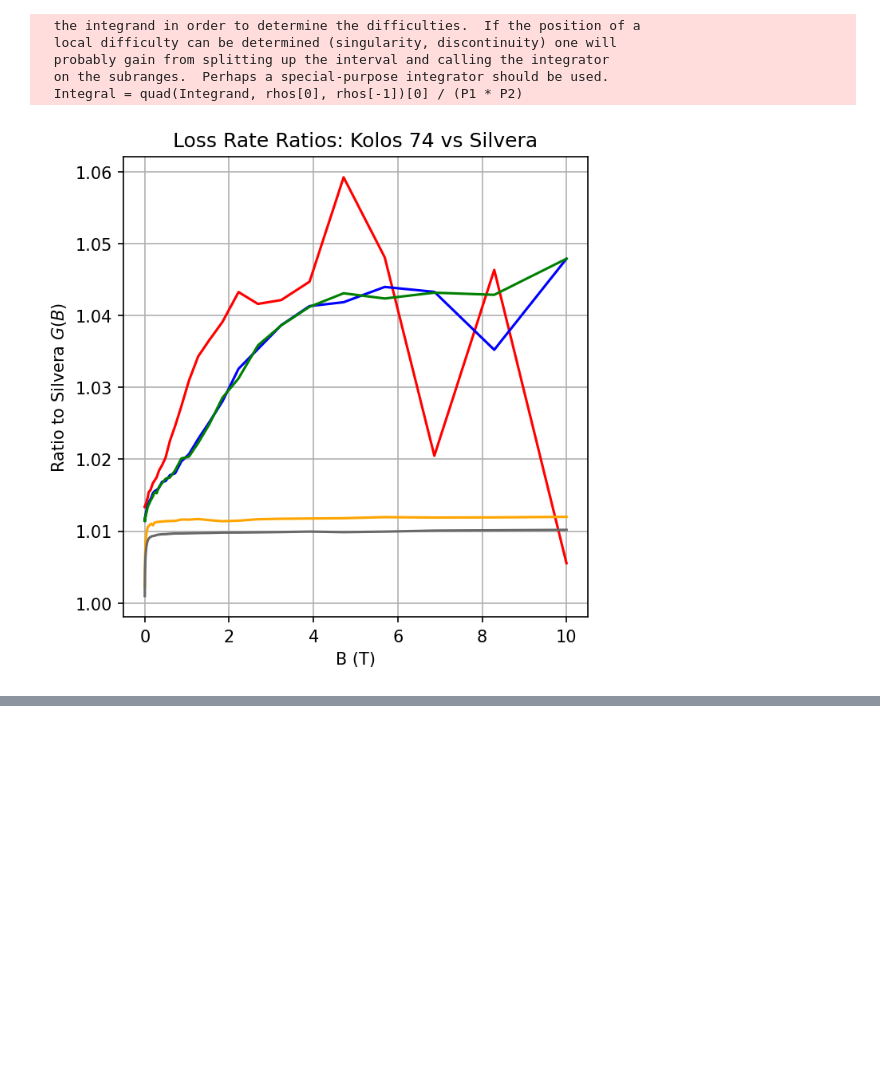
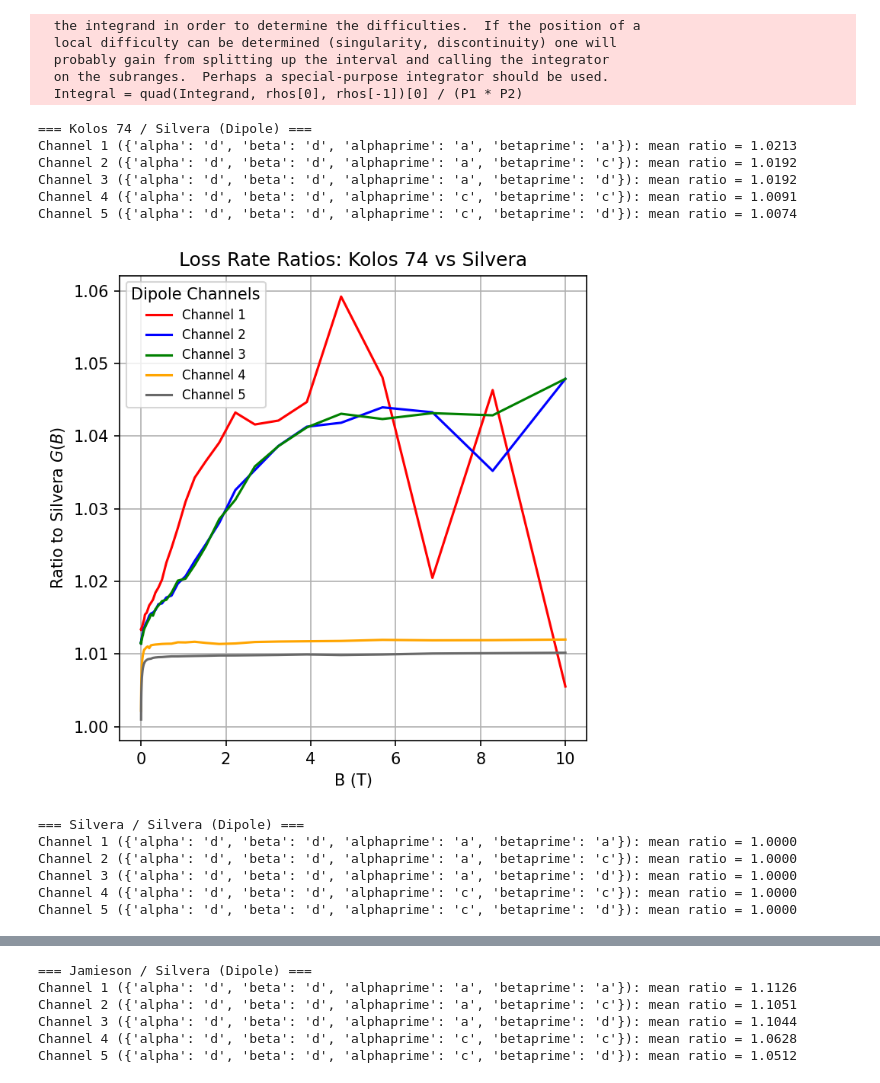
Before and after one commit to UTA-NURES/AtomicHScattering, a Jupyter notebook: examples/Uncert.ipynb, the cells around one changed output, grey strips where cells are left out. Saved outputs shown, nothing was run; the diff lists cells and outputs as text; code cells hidden in the pictures; blank space fills up the shorter version.

```diff
--- a/examples/Uncert.ipynb
+++ b/examples/Uncert.ipynb
@@ -48,24 +117,45 @@ for pot_key, pot in potentials.Triplets.items():
 # %%
 colors = ['red', 'blue', 'green', 'orange', 'dimgrey']
 linetypes = ['-', '-.', '--', ':']
 
 for pi, pot_key in enumerate(potentials.Triplets.keys()):
+    print(f"\n=== {pot_key} / {base_key} (Dipole) ===")
     plt.figure(figsize=(5, 5), dpi=150)
 
     for ci, c in enumerate(DipoleChannels):
         channel_str = str(c)
         ratios = G_factor_ratiosDip[pot_key][channel_str]
+
+        mean_ratio = np.mean(ratios)
+        print(f"Channel {ci+1} ({channel_str}): mean ratio = {mean_ratio:.4f}")
+
         label = f"Channel {ci+1}" if pi == 0 else None
-        plt.plot(B_values, ratios,
-                linetypes[pi % len(linetypes)],
-                color=colors[ci % len(colors)],
-                label=label)
-
+        plt.plot(
+            B_values,
+            ratios,
+            linetypes[pi % len(linetypes)],
+            color=colors[ci % len(colors)],
+            label=label
+        )
 
     plt.xlabel("B (T)")
     plt.ylabel(f"Ratio to {base_key} $G(B)$")
     plt.title(f"Loss Rate Ratios: {pot_key} vs {base_key}")
     plt.grid(True, which='both')
+    plt.legend(title="Dipole Channels", fontsize=8)
+    plt.tight_layout()
     plt.show()
 # %% [output]
+=== Kolos 74 / Silvera (Dipole) ===
+Channel 1 ({'alpha': 'd', 'beta': 'd', 'alphaprime': 'a', 'betaprime': 'a'}): mean ratio = 1.0213
+Channel 2 ({'alpha': 'd', 'beta': 'd', 'alphaprime': 'a', 'betaprime': 'c'}): mean ratio = 1.0192
+Channel 3 ({'alpha': 'd', 'beta': 'd', 'alphaprime': 'a', 'betaprime': 'd'}): mean ratio = 1.0192
+Channel 4 ({'alpha': 'd', 'beta': 'd', 'alphaprime': 'c', 'betaprime': 'c'}): mean ratio = 1.0091
+Channel 5 ({'alpha': 'd', 'beta': 'd', 'alphaprime': 'c', 'betaprime': 'd'}): mean ratio = 1.0074
-[figure, old version]
+[figure, new version]
+=== Silvera / Silvera (Dipole) ===
+Channel 1 ({'alpha': 'd', 'beta': 'd', 'alphaprime': 'a', 'betaprime': 'a'}): mean ratio = 1.0000
+Channel 2 ({'alpha': 'd', 'beta': 'd', 'alphaprime': 'a', 'betaprime': 'c'}): mean ratio = 1.0000
+Channel 3 ({'alpha': 'd', 'beta': 'd', 'alphaprime': 'a', 'betaprime': 'd'}): mean ratio = 1.0000
+Channel 4 ({'alpha': 'd', 'beta': 'd', 'alphaprime': 'c', 'betaprime': 'c'}): mean ratio = 1.0000
+Channel 5 ({'alpha': 'd', 'beta': 'd', 'alphaprime': 'c', 'betaprime': 'd'}): mean ratio = 1.0000
@@ -72,0 +163,6 @@ for pi, pot_key in enumerate(potentials.Triplets.keys()):
+=== Jamieson / Silvera (Dipole) ===
+Channel 1 ({'alpha': 'd', 'beta': 'd', 'alphaprime': 'a', 'betaprime': 'a'}): mean ratio = 1.1126
+Channel 2 ({'alpha': 'd', 'beta': 'd', 'alphaprime': 'a', 'betaprime': 'c'}): mean ratio = 1.1051
+Channel 3 ({'alpha': 'd', 'beta': 'd', 'alphaprime': 'a', 'betaprime': 'd'}): mean ratio = 1.1044
+Channel 4 ({'alpha': 'd', 'beta': 'd', 'alphaprime': 'c', 'betaprime': 'c'}): mean ratio = 1.0628
+Channel 5 ({'alpha': 'd', 'beta': 'd', 'alphaprime': 'c', 'betaprime': 'd'}): mean ratio = 1.0512
```
Also changed, not shown: parts of 14 cells of this notebook, 2 other files.
